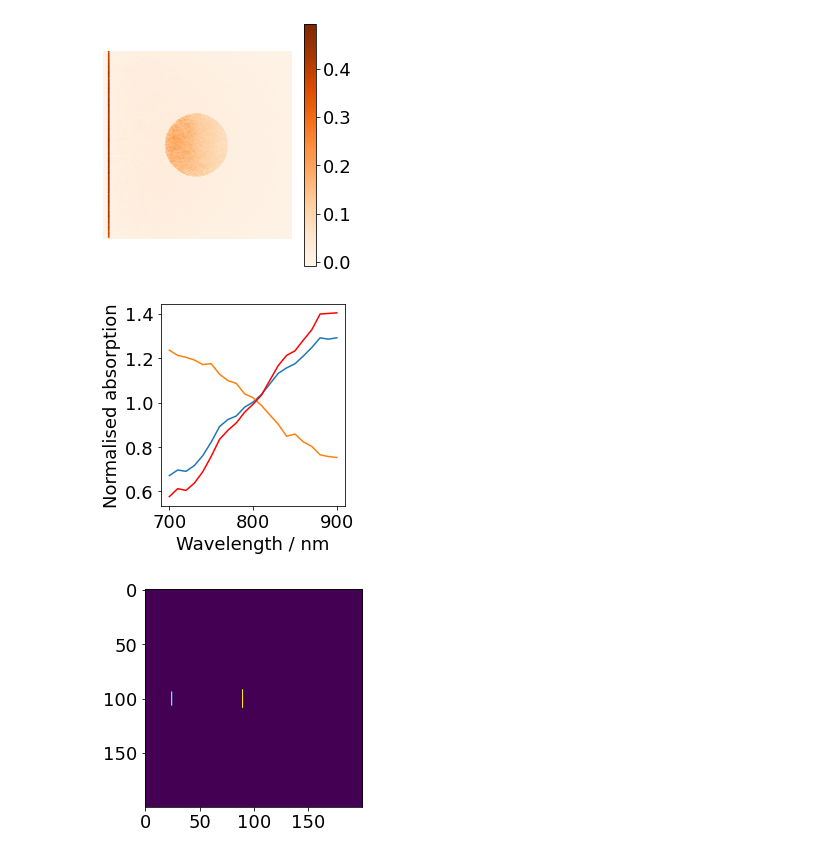
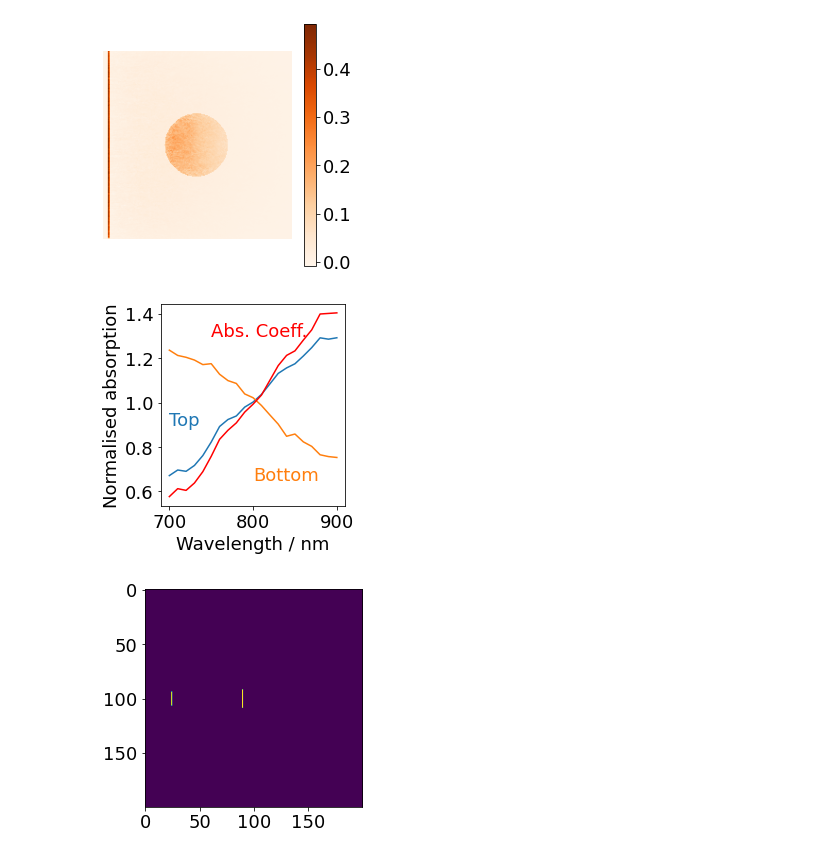
Before and after one commit to tomelse/SkinPhantomSimulations, a Jupyter notebook: Exp3/Vessel Depth Analysis.ipynb, the cells around one changed output. Drawn from its saved outputs; the diff is of its cells as text; code cells hidden in the pictures.

Commit message:
figures

```diff
--- a/Exp3/Vessel Depth Analysis.ipynb
+++ b/Exp3/Vessel Depth Analysis.ipynb
@@ -211,26 +211,29 @@ plt.show()
 # %%
 z_slices = [24, 89]
 labels = ["Top of vessel"] + ["Bottom of vessel"] * (len(z_slices)-1)
 for z, l in zip(z_slices, labels):
     test = (volume_numbered[0] == 4) * 1
     test[:, z] *= 2
     spectrum = np.mean(ms_results[0][test==2], axis=0)
     spectrum /= np.mean(spectrum)
     plt.plot(wavelengths*1e9, spectrum, label=l)
 expected = blood_mu_a(wavelengths, 0.9)
 plt.plot(wavelengths*1e9, expected/np.mean(expected), c="red", label="'Ground Truth'")
 plt.xlabel("Wavelength / nm")
 plt.ylabel("Normalised absorption")
+plt.text(700,0.9, "Top", c="C0")
+plt.text(800,0.65, "Bottom", c="C1")
+plt.text(750,1.3, "Abs. Coeff.", c="red")
 plt.tight_layout()
 plt.savefig("../FiguresOutput/depth_top_bottom_spec.png")
 plt.show()
 
 # Check that we are selecting the correct ROI
 test = (volume_numbered[0] == 4) * 1
 for z in z_slices:
     test[:, z] *= 2
 plt.imshow(test==2)
 plt.show()
 # %% [output]
-[figure, old version]
+[figure, new version]
 [figure]
```
Also changed, not shown: 1 other file.
